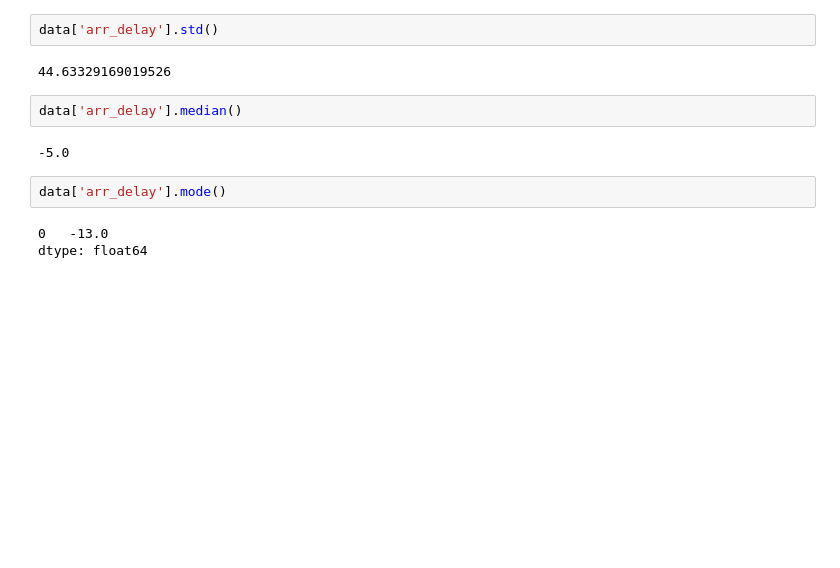
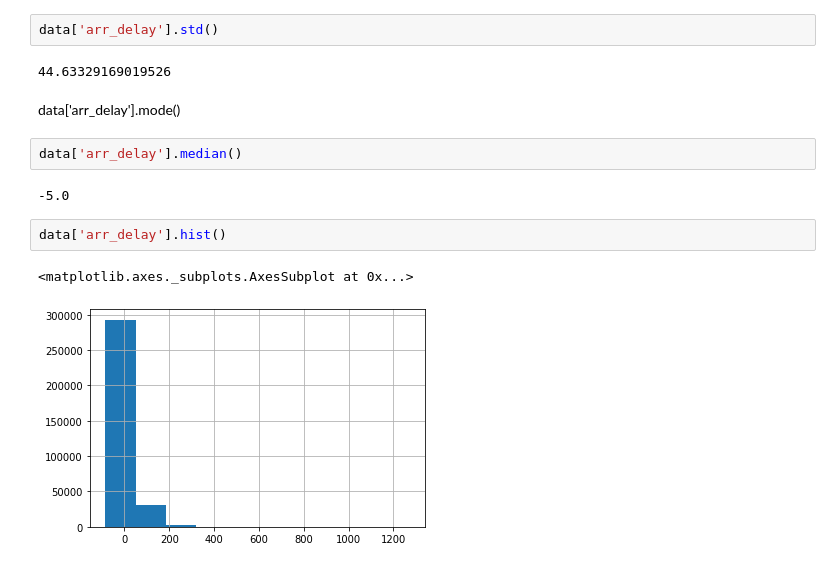
Before and after one commit to meisam210905/Sani, a Jupyter notebook: Flights.ipynb, the cells around one changed output. Cells and saved outputs as stored; diff of their text form; blank space fills up the shorter version.

```diff
--- a/Flights.ipynb
+++ b/Flights.ipynb
@@ -64,12 +64,14 @@ stats.trim_mean(data['arr_delay'],0.1)
 data['arr_delay'].std()
 # %% [output]
 44.63329169019526
+# %% [markdown]
+data['arr_delay'].mode()
 # %%
 data['arr_delay'].median()
 # %% [output]
 -5.0
 # %%
-data['arr_delay'].mode()
+data['arr_delay'].hist()
 # %% [output]
-0   -13.0
-dtype: float64
+<matplotlib.axes._subplots.AxesSubplot at 0x...>
+[figure, added]
```
Also changed, not shown: parts of 2 cells of this notebook.
